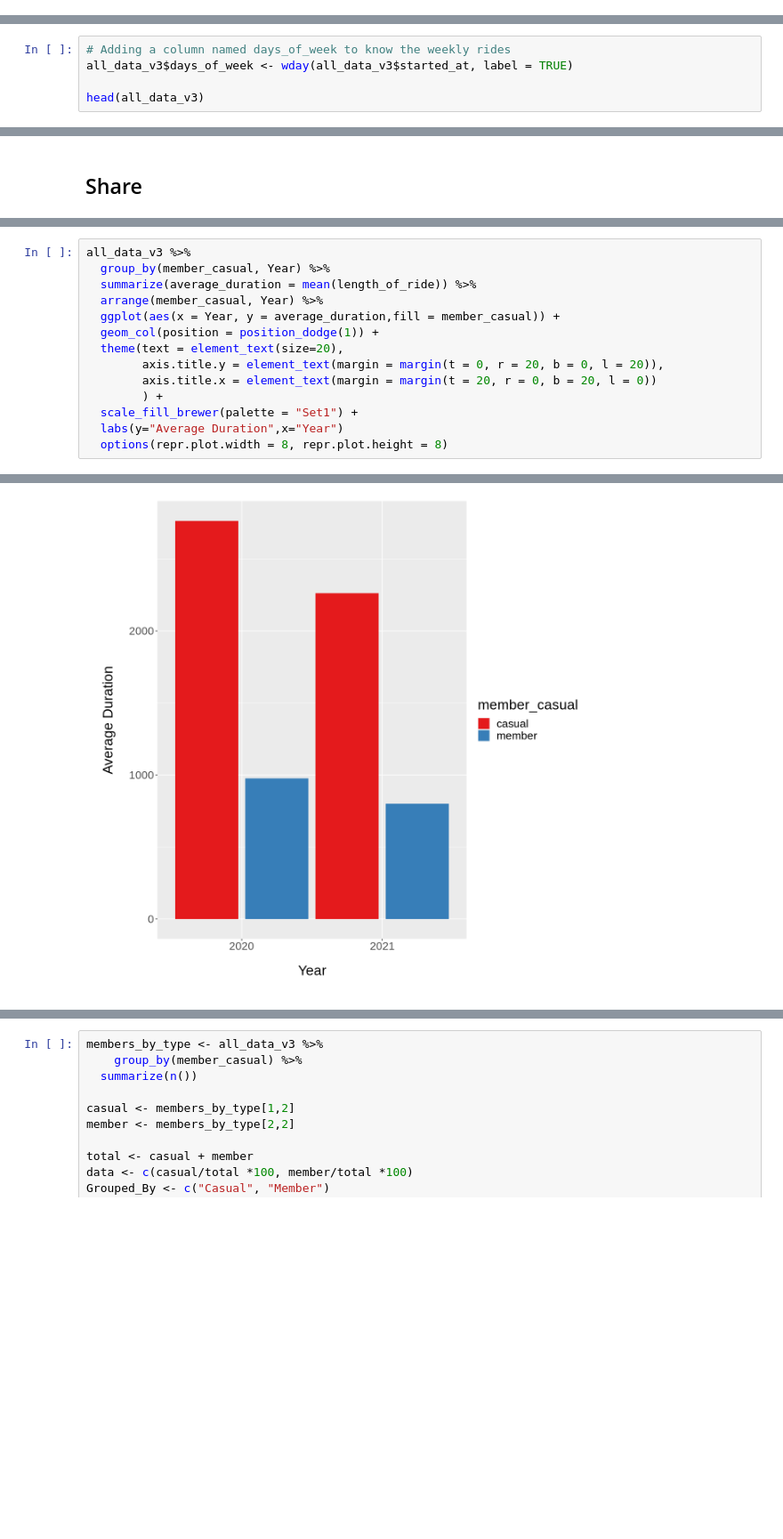
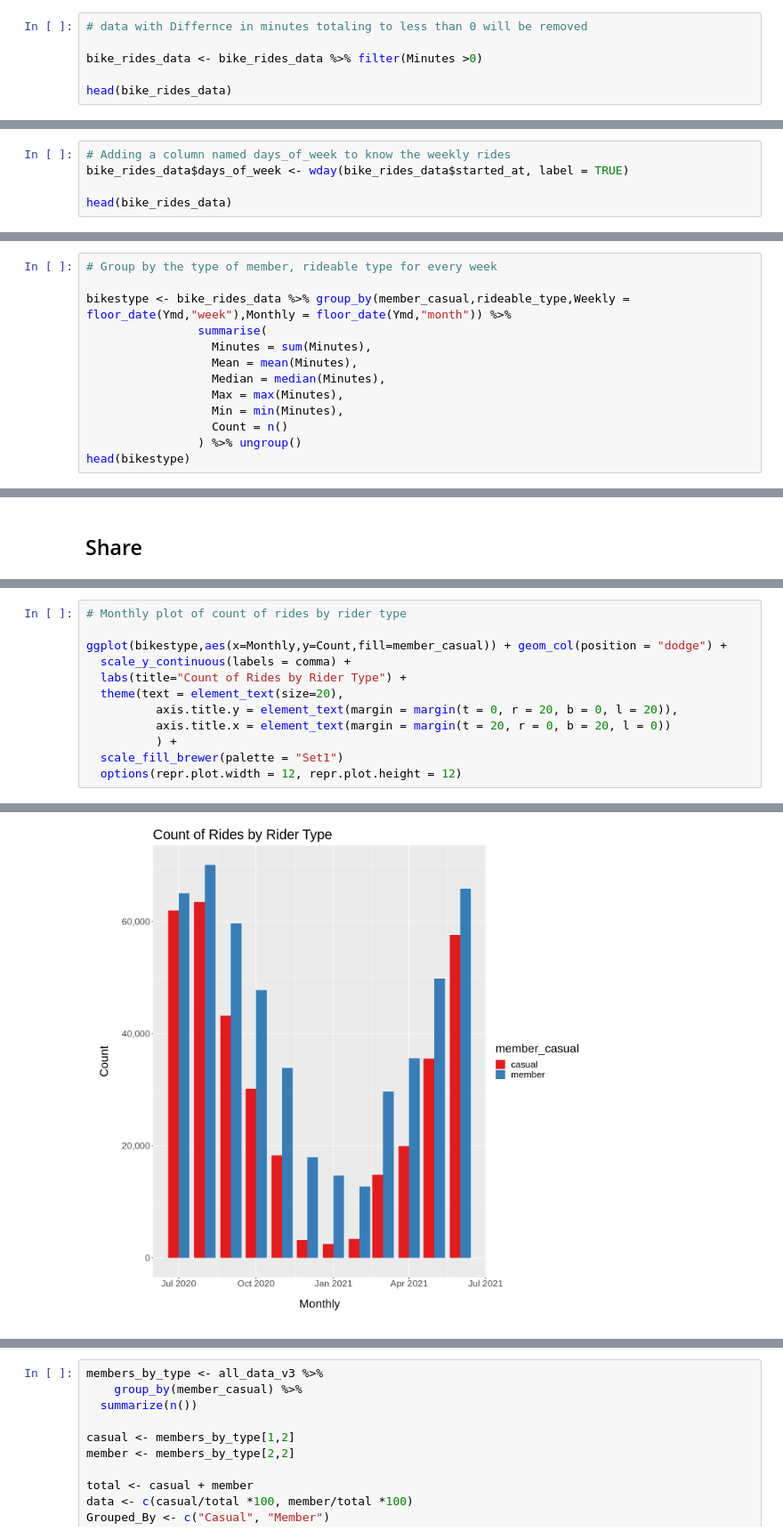
Before and after one commit to twilight-warlock/Cyclist-dataset-analysis, a Jupyter notebook: Cyclistic_Bike_Share_Analysis.ipynb, the cells around one changed output, grey strips where cells are left out. Shown at 89% size. Drawn from its saved outputs; the diff is of its cells as text; blank space fills up the shorter version.

```diff
--- a/Cyclistic_Bike_Share_Analysis.ipynb
+++ b/Cyclistic_Bike_Share_Analysis.ipynb
@@ -165,0 +171,6 @@ A tibble: 6 × 10
+# %%
+# data with Differnce in minutes totaling to less than 0 will be removed
+
+bike_rides_data <- bike_rides_data %>% filter(Minutes >0)
+
+head(bike_rides_data)
@@ -166,6 +187,6 @@ A tibble: 6 × 10
 # %%
 # Adding a column named days_of_week to know the weekly rides
-all_data_v3$days_of_week <- wday(all_data_v3$started_at, label = TRUE)
+bike_rides_data$days_of_week <- wday(bike_rides_data$started_at, label = TRUE)
 
-head(all_data_v3)
+head(bike_rides_data)
 # %% [output]
@@ -288,0 +261,13 @@ A grouped_df: 14 × 4
+# %%
+# Group by the type of member, rideable type for every week
+
+bikestype <- bike_rides_data %>% group_by(member_casual,rideable_type,Weekly = floor_date(Ymd,"week"),Monthly = floor_date(Ymd,"month")) %>%
+                summarise(
+                  Minutes = sum(Minutes),
+                  Mean = mean(Minutes),
+                  Median = median(Minutes),
+                  Max = max(Minutes),
+                  Min = min(Minutes),
+                  Count = n()
+                ) %>% ungroup()
+head(bikestype)
@@ -327,15 +407,13 @@ Don't know how to automatically pick scale for object of type difftime. Defaulti
 # %%
-all_data_v3 %>%
-  group_by(member_casual, Year) %>%
-  summarize(average_duration = mean(length_of_ride)) %>%
-  arrange(member_casual, Year) %>%
-  ggplot(aes(x = Year, y = average_duration,fill = member_casual)) +
-  geom_col(position = position_dodge(1)) +
+# Monthly plot of count of rides by rider type
+
+ggplot(bikestype,aes(x=Monthly,y=Count,fill=member_casual)) + geom_col(position = "dodge") +
+  scale_y_continuous(labels = comma) +
+  labs(title="Count of Rides by Rider Type") +
   theme(text = element_text(size=20),
-        axis.title.y = element_text(margin = margin(t = 0, r = 20, b = 0, l = 20)),
-        axis.title.x = element_text(margin = margin(t = 20, r = 0, b = 20, l = 0))
-        ) +
-  scale_fill_brewer(palette = "Set1") +
-  labs(y="Average Duration",x="Year")
-  options(repr.plot.width = 8, repr.plot.height = 8)
+          axis.title.y = element_text(margin = margin(t = 0, r = 20, b = 0, l = 20)),
+          axis.title.x = element_text(margin = margin(t = 20, r = 0, b = 20, l = 0))
+          ) +
+  scale_fill_brewer(palette = "Set1")
+  options(repr.plot.width = 12, repr.plot.height = 12)
 # %% [output]
@@ -345 +420 @@ Don't know how to automatically pick scale for object of type difftime. Defaulti
-[figure, old version]
+[figure, new version]
```
Also changed, not shown: parts of 47 cells of this notebook.
